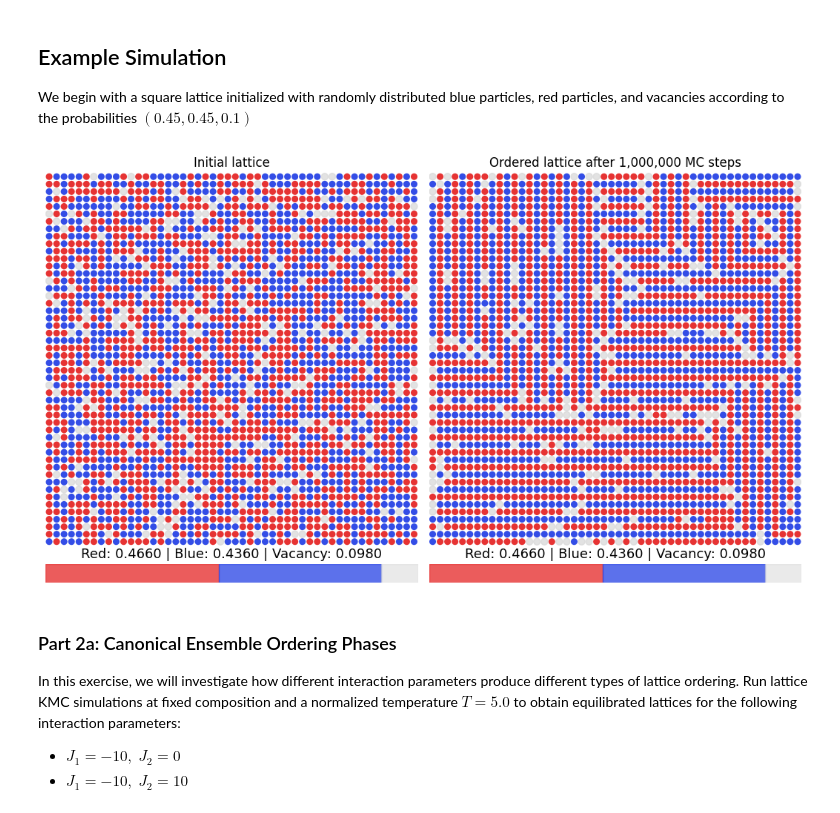
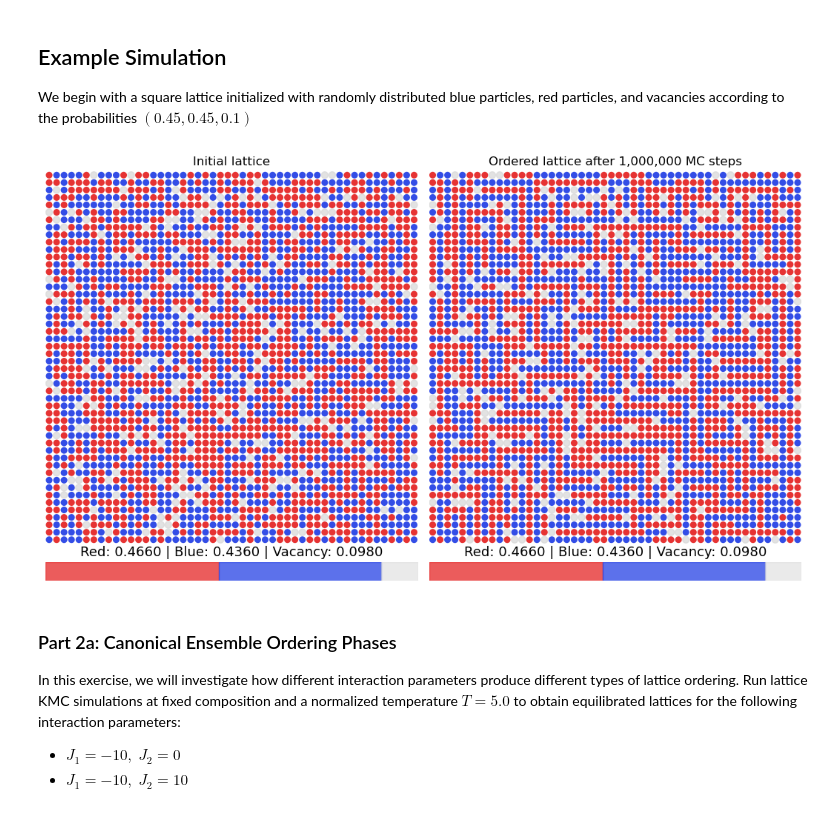
Before and after one commit to Danielle-06/Statfys-2-2026, a Jupyter notebook: 02.lattice_kmc_nb.ipynb, the cells around one changed output. Saved outputs shown, nothing was run; the diff lists cells and outputs as text; code cells hidden in the pictures.

```diff
--- a/02.lattice_kmc_nb.ipynb
+++ b/02.lattice_kmc_nb.ipynb
@@ -87,28 +87,28 @@ We begin with a square lattice initialized with randomly distributed blue partic
 # %%
 #| label: square_lattice_example
 # Initialize square lattice
 nx, ny = (56,56)
 lattice,vacancy_coords = initialize_lattice((nx,ny),seed=2026)
 
 # 1,000,000 steps at constant composition and temperature
 ordered_lattice, ordered_vac = run_simulation(
     lattice,
     vacancy_coords,
-    n_steps = 1_000_000,
+    n_steps = 10_000,
     T=5.0,
     J1=-10.0,
     J2=10.0,
     mode= MODE_CANONICAL
 )
 
 fig, axs = plt.subplots(1,2,figsize=(10.5,6))
 plot_lattice_disks(lattice,ax=axs[0])
 plot_lattice_disks(ordered_lattice,ax=axs[1])
 axs[0].set_title("Initial lattice")
 axs[1].set_title("Ordered lattice after 1,000,000 MC steps")
 fig.tight_layout()
 # %% [output]
-[figure, old version]
+[figure, new version]
 # %% [markdown]
 ### Part 2a: Canonical Ensemble Ordering Phases
 
```
Also changed, not shown: parts of 6 cells of this notebook.
